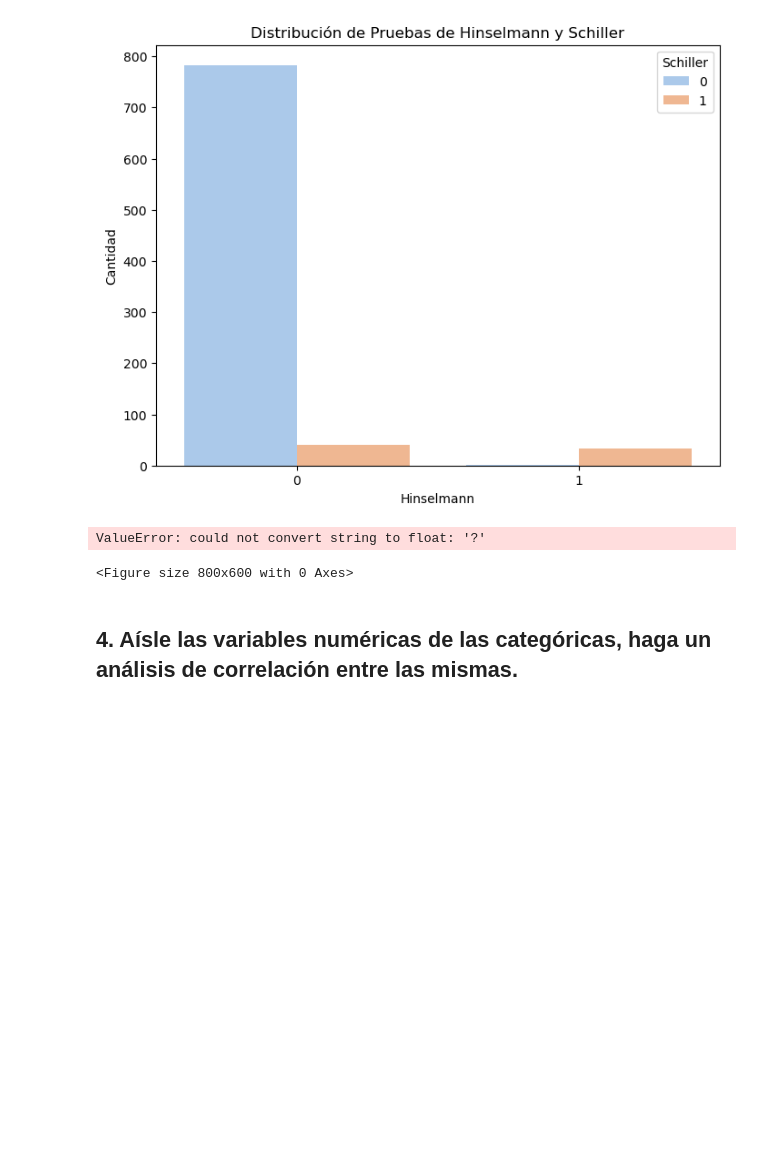
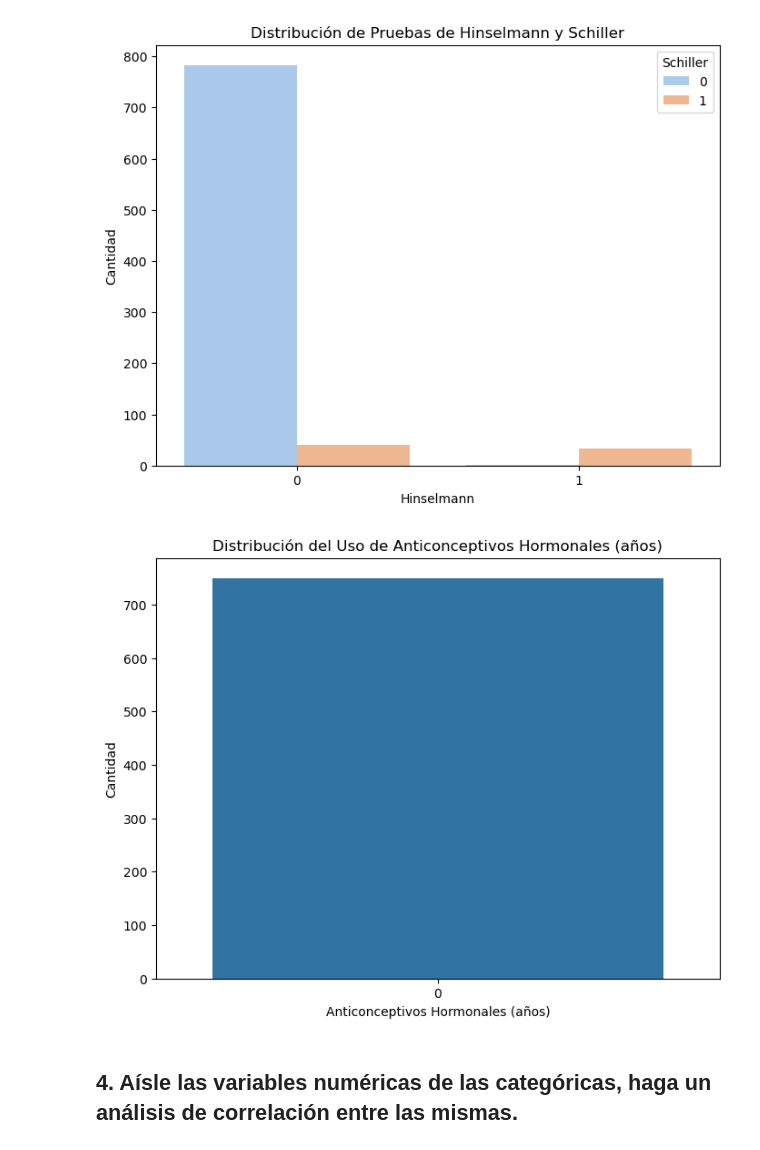
Before and after one commit to fredyvelasquezgt/Lab-1-DS, a Jupyter notebook: test.ipynb, the cells around one changed output. Cells and saved outputs as stored; diff of their text form; code cells hidden in the pictures; blank space fills up the shorter version.

```diff
--- a/test.ipynb
+++ b/test.ipynb
@@ -209,20 +209,22 @@ plt.show()
 # %%
 import pandas as pd
 import matplotlib.pyplot as plt
 import seaborn as sns
 
-# Cargar los datos desde el archivo CSV
-df = pd.read_csv('data.csv')
+# Cargar los datos desde el archivo CSV, reemplazar '?' con NaN
+df = pd.read_csv('data.csv', na_values='?')
+
+# Eliminar registros con valores faltantes en la columna 'Hormonal Contraceptives (years)'
+df.dropna(subset=['Hormonal Contraceptives (years)'], inplace=True)
 
 # Gráfico de conteo para 'Hormonal Contraceptives (years)'
 plt.figure(figsize=(8, 6))
 sns.countplot(df['Hormonal Contraceptives (years)'])
 plt.title('Distribución del Uso de Anticonceptivos Hormonales (años)')
 plt.xlabel('Anticonceptivos Hormonales (años)')
 plt.ylabel('Cantidad')
 plt.show()
 # %% [output]
-ValueError: could not convert string to float: '?'
-<Figure size 800x600 with 0 Axes>
+[figure, added]
 # %% [markdown]
 ## 4. Aísle las variables numéricas de las categóricas, haga un análisis de correlación entre las mismas.
```
Also changed, not shown: parts of 2 cells of this notebook.
